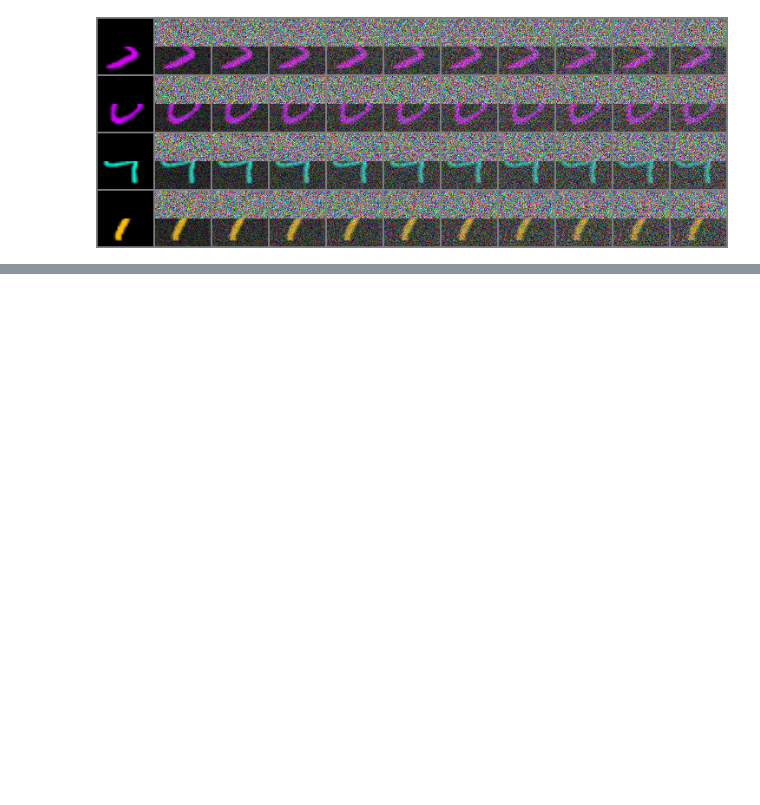
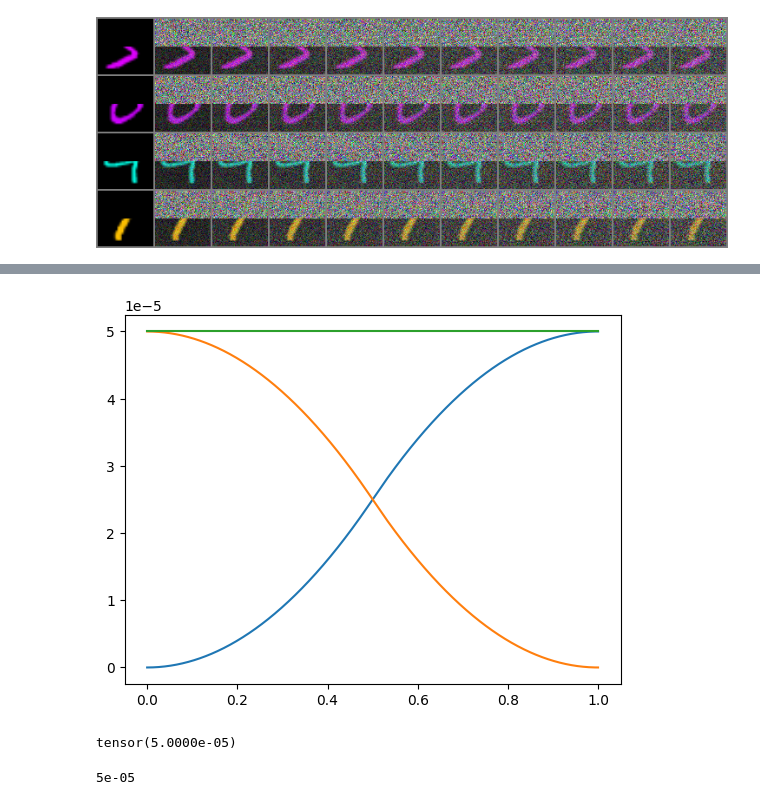
Before and after one commit to kkorolev1/bridge_matching, a Jupyter notebook: experiment.ipynb, the cells around one changed output, grey strips where cells are left out. Drawn from its saved outputs; the diff is of its cells as text; code cells hidden in the pictures; blank space fills up the shorter version.

```diff
--- a/experiment.ipynb
+++ b/experiment.ipynb
@@ -80,0 +98,23 @@ tensor_to_image(trajectory_grid)
+# %%
+sigma2_t = torch.empty_like(t)
+sigma2_t[t <= 0.5] = beta_max * (t ** 2)[t <= 0.5]
+sigma2_t[t >= 0.5] = beta_max * (0.5 - (1 - t) ** 2)[t >= 0.5]
+
+s2_t = torch.empty_like(t)
+s2_t[t <= 0.5] = beta_max * (0.5 - t**2)[t <= 0.5]
+s2_t[t >= 0.5] = beta_max * ((1 - t) ** 2)[t >= 0.5]
+
+plt.plot(t, sigma2_t)
+plt.plot(t, s2_t)
+plt.plot(t, sigma2_t + s2_t)
+plt.show()
+# %% [output]
+[figure, added]
+# %%
+sigma2_t[-1]
+# %% [output]
+tensor(5.0000e-05)
+# %%
+beta_max / 2
+# %% [output]
+5e-05
```
Also changed, not shown: parts of 4 cells of this notebook, 9 other files.
